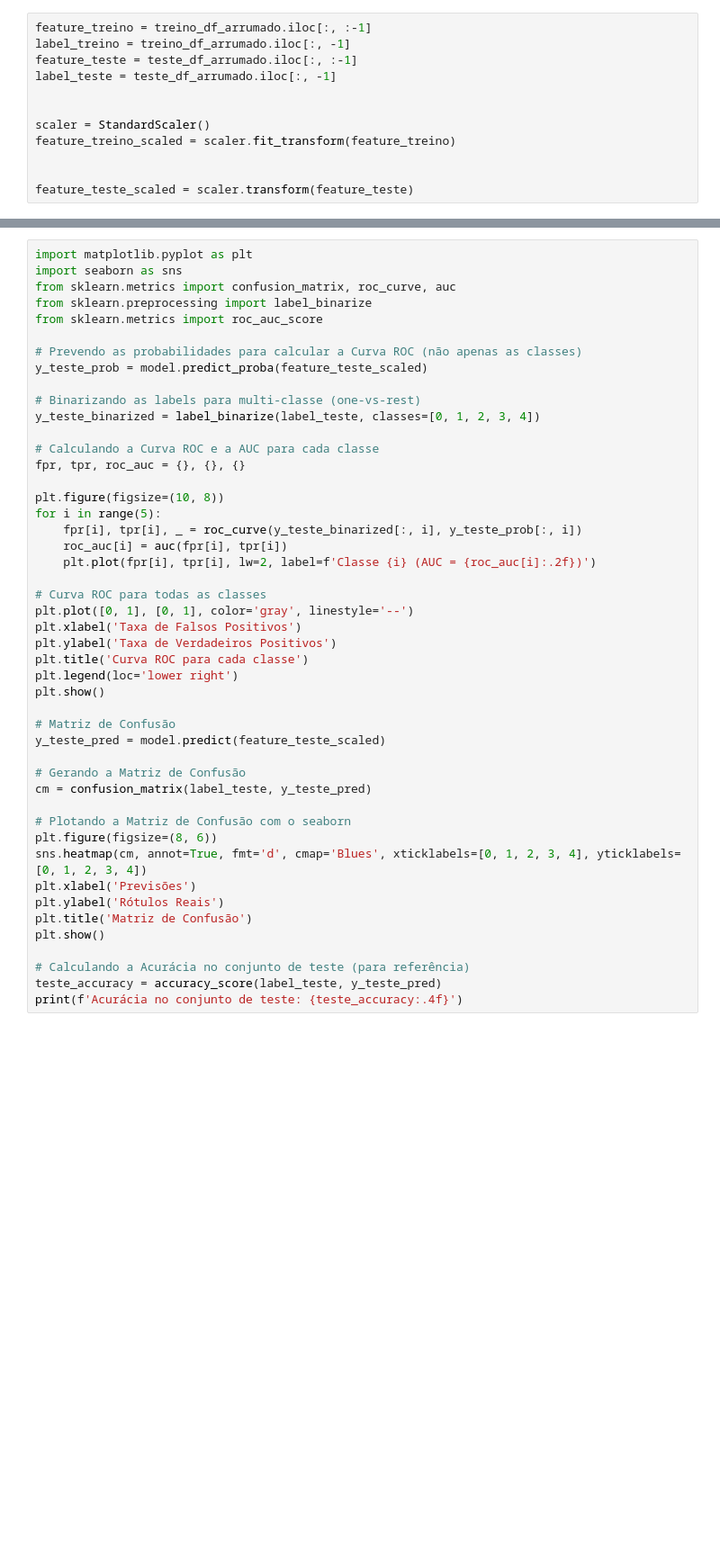
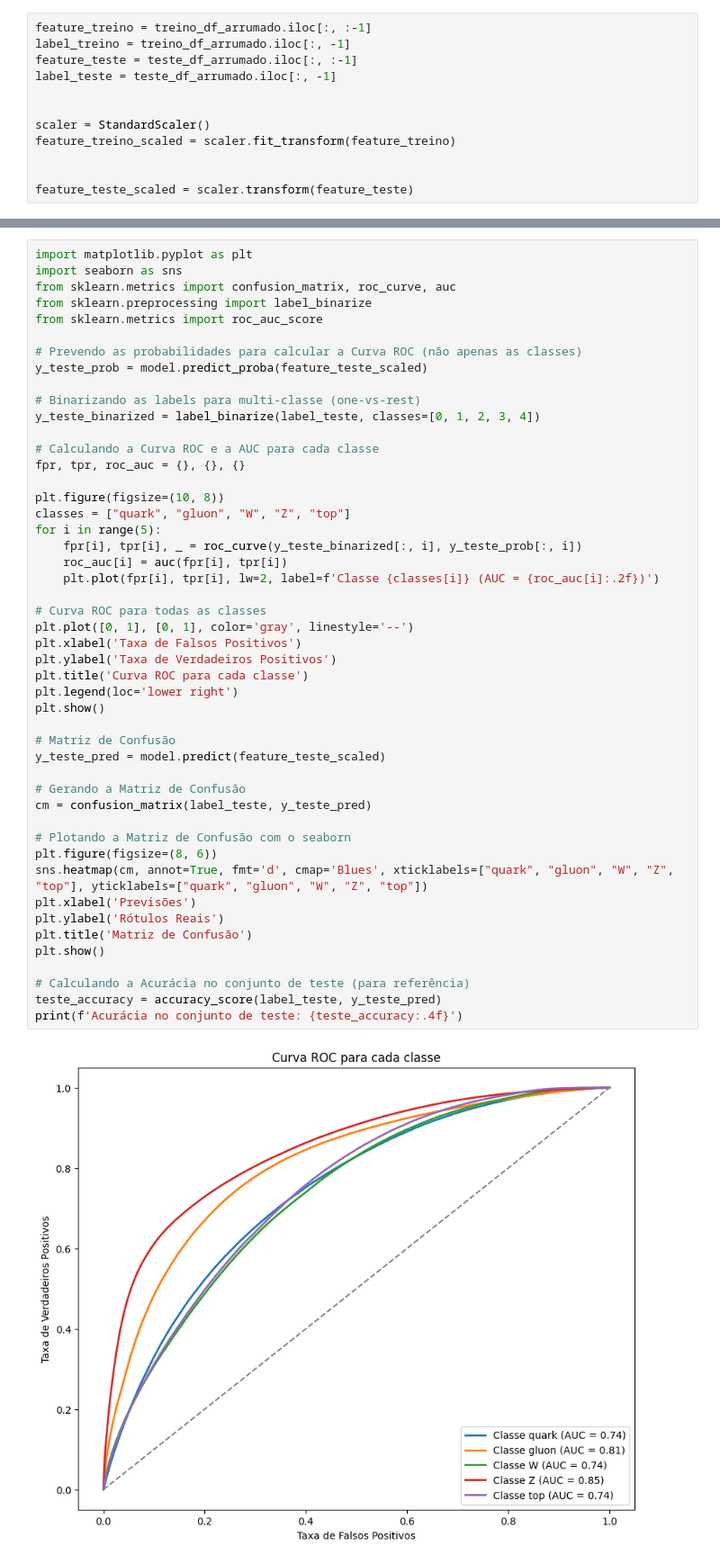
Before and after one commit to gabriels3t/Classificacao-de-Jatos-utilizando-o-dataset-hls4ml-lhc-com-MLP-e-CNN--trabalho-, a Jupyter notebook: xgb.ipynb, the cells around one changed output, grey strips where cells are left out. Shown at 90% size. Cells and saved outputs as stored; diff of their text form; blank space fills up the shorter version.

```diff
--- a/xgb.ipynb
+++ b/xgb.ipynb
@@ -66,33 +85,36 @@ y_teste_binarized = label_binarize(label_teste, classes=[0, 1, 2, 3, 4])
 fpr, tpr, roc_auc = {}, {}, {}
 
 plt.figure(figsize=(10, 8))
+classes = ["quark", "gluon", "W", "Z", "top"]
 for i in range(5):
     fpr[i], tpr[i], _ = roc_curve(y_teste_binarized[:, i], y_teste_prob[:, i])
     roc_auc[i] = auc(fpr[i], tpr[i])
-    plt.plot(fpr[i], tpr[i], lw=2, label=f'Classe {i} (AUC = {roc_auc[i]:.2f})')
+    plt.plot(fpr[i], tpr[i], lw=2, label=f'Classe {classes[i]} (AUC = {roc_auc[i]:.2f})')
 
 # Curva ROC para todas as classes
 plt.plot([0, 1], [0, 1], color='gray', linestyle='--')
 plt.xlabel('Taxa de Falsos Positivos')
 plt.ylabel('Taxa de Verdadeiros Positivos')
 plt.title('Curva ROC para cada classe')
 plt.legend(loc='lower right')
 plt.show()
 
 # Matriz de Confusão
 y_teste_pred = model.predict(feature_teste_scaled)
 
 # Gerando a Matriz de Confusão
 cm = confusion_matrix(label_teste, y_teste_pred)
 
 # Plotando a Matriz de Confusão com o seaborn
 plt.figure(figsize=(8, 6))
-sns.heatmap(cm, annot=True, fmt='d', cmap='Blues', xticklabels=[0, 1, 2, 3, 4], yticklabels=[0, 1, 2, 3, 4])
+sns.heatmap(cm, annot=True, fmt='d', cmap='Blues', xticklabels=["quark", "gluon", "W", "Z", "top"], yticklabels=["quark", "gluon", "W", "Z", "top"])
 plt.xlabel('Previsões')
 plt.ylabel('Rótulos Reais')
 plt.title('Matriz de Confusão')
 plt.show()
 
 # Calculando a Acurácia no conjunto de teste (para referência)
 teste_accuracy = accuracy_score(label_teste, y_teste_pred)
 print(f'Acurácia no conjunto de teste: {teste_accuracy:.4f}')
+# %% [output]
+[figure, added]
```
Also changed, not shown: parts of 3 cells of this notebook.
